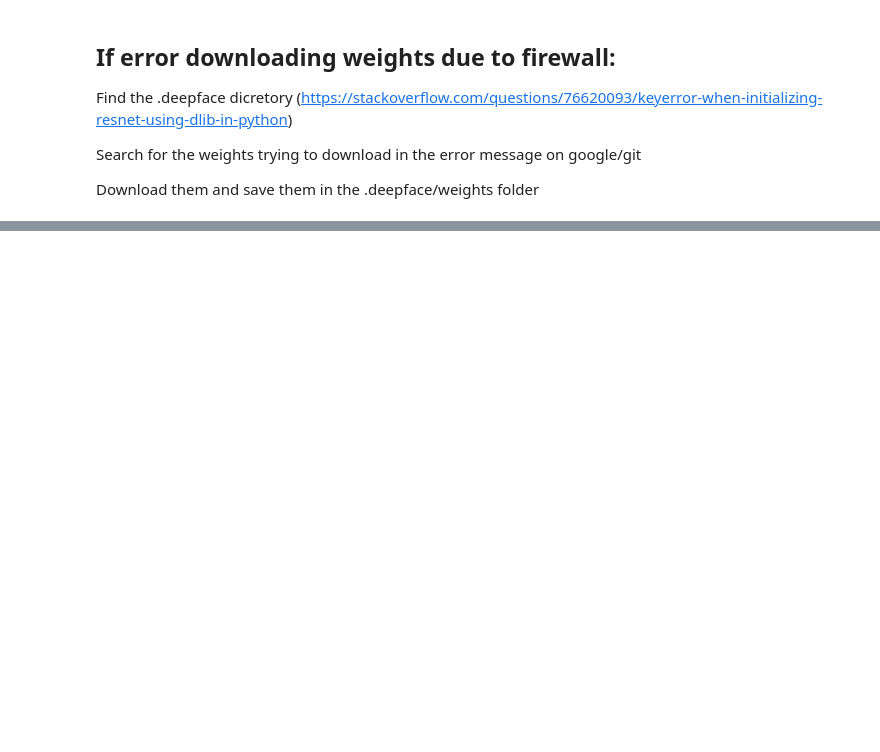
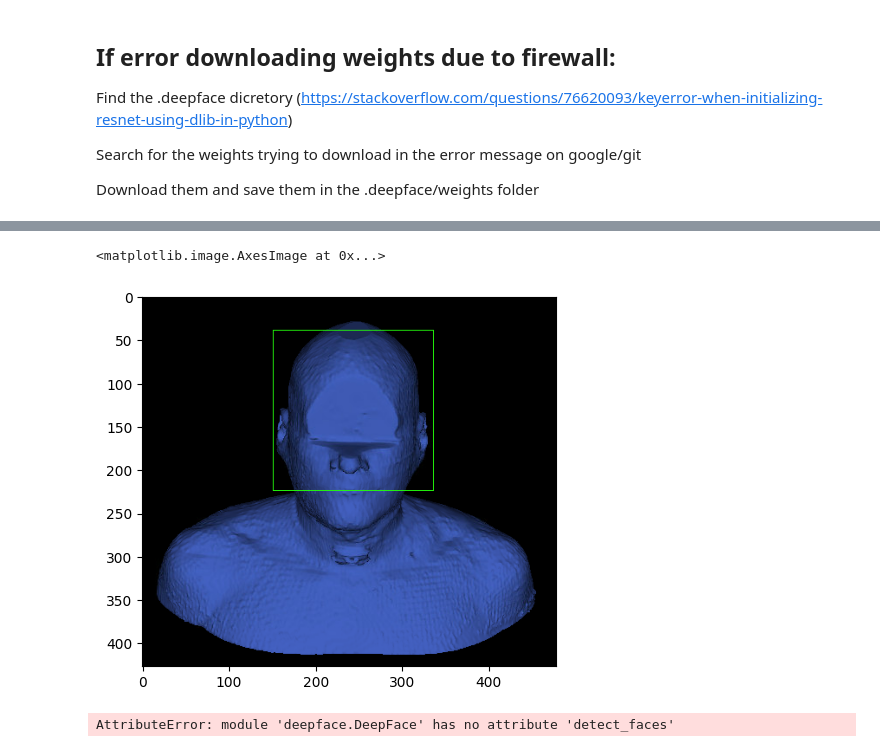
Before and after one commit to kildealab/defaceRT, a Jupyter notebook: Facial Recognition.ipynb, the cells around one changed output, grey strips where cells are left out. Saved outputs shown, nothing was run; the diff lists cells and outputs as text; code cells hidden in the pictures; blank space fills up the shorter version.

```diff
--- a/Facial Recognition.ipynb
+++ b/Facial Recognition.ipynb
@@ -65,0 +121,12 @@ DeepFace.verify(img1_path = image_path_1, img2_path = image_path_2, enforce_dete
+# %%
+faces = DeepFace.extract_faces(image_path_A)#,enforce_detection=False)
+image = cv2.imread(image_path_A)
+x = faces[0]['facial_area']['x']
+y = faces[0]['facial_area']['y']
+w = faces[0]['facial_area']['w']
+h = faces[0]['facial_area']['h']
+image = cv2.rectangle(image, (x, y), (x + w, y + h), (36,255,12), 1)
+plt.imshow(image)
+# %% [output]
+<matplotlib.image.AxesImage at 0x...>
+[figure, added]
@@ -65,0 +135,4 @@ DeepFace.verify(img1_path = image_path_1, img2_path = image_path_2, enforce_dete
+# %%
+DeepFace.detect_faces(img_path_1)
+# %% [output]
+AttributeError: module 'deepface.DeepFace' has no attribute 'detect_faces'
```
Also changed, not shown: parts of 41 cells of this notebook.
